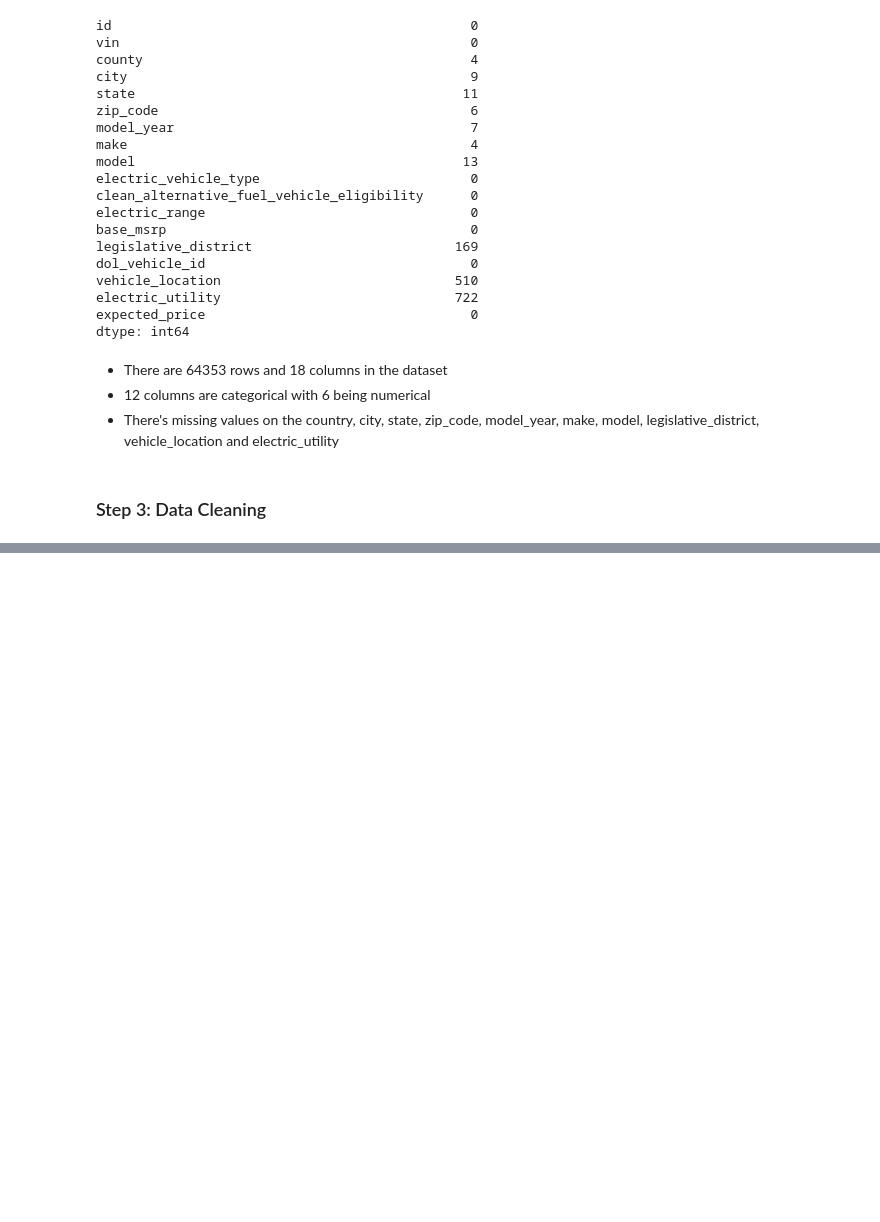
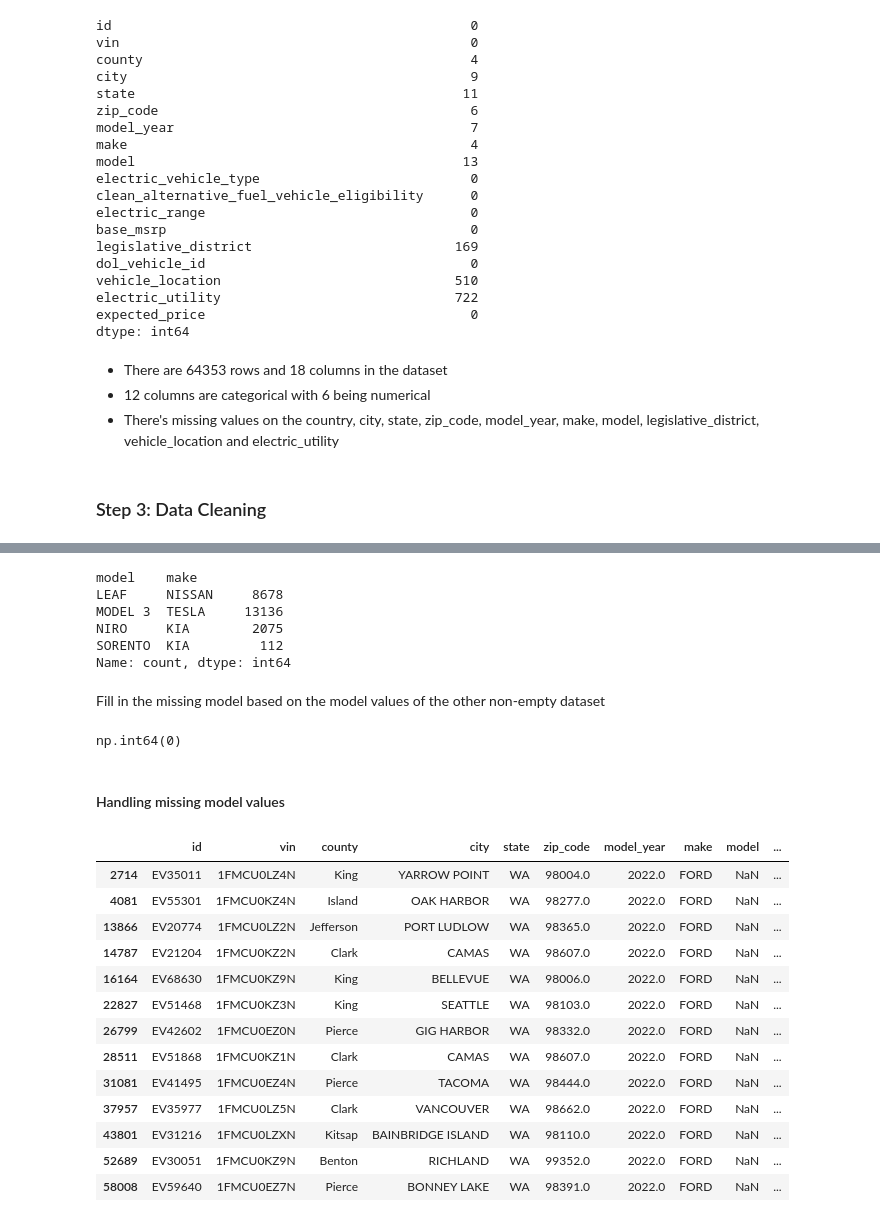
Before and after one commit to normanmunge/svm_model_electric_cars, a Jupyter notebook: svm-electric-cars-prediction.ipynb, the cells around one changed output, grey strips where cells are left out. Drawn from its saved outputs; the diff is of its cells as text; code cells hidden in the pictures; blank space fills up the shorter version.

```diff
--- a/svm-electric-cars-prediction.ipynb
+++ b/svm-electric-cars-prediction.ipynb
@@ -137,0 +318,3 @@ profile = ProfileReport(df, title='Electric Cars in Washington State Department
+# %%
+# Model year for make tesla and model Y with electric range 291
+df.loc[missing_model_years[(missing_model_years.make == 'TESLA') & (missing_model_years.model == 'MODEL Y')].index, 'model_year'] = 2020
@@ -137,0 +325,3 @@ profile = ProfileReport(df, title='Electric Cars in Washington State Department
+# %%
+# Model year for make AUDI and A3
+df.loc[missing_model_years[(missing_model_years.make == 'AUDI') & (missing_model_years.model == 'A3')].index, 'model_year'] = 2016
@@ -137,0 +334,3 @@ profile = ProfileReport(df, title='Electric Cars in Washington State Department
+# %%
+missing_make = df[df.make.isnull()]
+missing_make
@@ -137,0 +343,40 @@ profile = ProfileReport(df, title='Electric Cars in Washington State Department
+# %%
+df[(df.model == 'LEAF') | (df.model == 'MODEL 3') | (df.model == 'NIRO') | (df.model == 'SORENTO')].groupby('model')['make'].value_counts()
+# %% [output]
+model    make
+LEAF     NISSAN     8678
+MODEL 3  TESLA     13136
+NIRO     KIA        2075
+SORENTO  KIA         112
+Name: count, dtype: int64
+# %% [markdown]
+Fill in the missing model based on the model values of the other non-empty dataset
+# %%
+df.loc[missing_make[missing_make.model == 'LEAF'].index, 'make'] = 'NISSAN'
+df.loc[missing_make[missing_make.model == 'MODEL 3'].index, 'make'] = 'TESLA'
+df.loc[missing_make[missing_make.model == 'NIRO'].index, 'make'] = 'KIA'
+df.loc[missing_make[missing_make.model == 'SORENTO'].index, 'make'] = 'KIA'
+# %%
+df.make.isnull().sum()
+# %% [output]
+np.int64(0)
+# %% [markdown]
+#### Handling missing model values
+# %%
+missing_models = df[df.model.isnull()]
+missing_models
+# %% [output]
+|  | id | vin | county | city | state | zip_code | model_year | make | model | ... |
+| 2714 | EV35011 | 1FMCU0LZ4N | King | YARROW POINT | WA | 98004.0 | 2022.0 | FORD | NaN | ... |
+| 4081 | EV55301 | 1FMCU0KZ4N | Island | OAK HARBOR | WA | 98277.0 | 2022.0 | FORD | NaN | ... |
+| 13866 | EV20774 | 1FMCU0LZ2N | Jefferson | PORT LUDLOW | WA | 98365.0 | 2022.0 | FORD | NaN | ... |
+| 14787 | EV21204 | 1FMCU0KZ2N | Clark | CAMAS | WA | 98607.0 | 2022.0 | FORD | NaN | ... |
+| 16164 | EV68630 | 1FMCU0KZ9N | King | BELLEVUE | WA | 98006.0 | 2022.0 | FORD | NaN | ... |
+| 22827 | EV51468 | 1FMCU0KZ3N | King | SEATTLE | WA | 98103.0 | 2022.0 | FORD | NaN | ... |
+| 26799 | EV42602 | 1FMCU0EZ0N | Pierce | GIG HARBOR | WA | 98332.0 | 2022.0 | FORD | NaN | ... |
+| 28511 | EV51868 | 1FMCU0KZ1N | Clark | CAMAS | WA | 98607.0 | 2022.0 | FORD | NaN | ... |
+| 31081 | EV41495 | 1FMCU0EZ4N | Pierce | TACOMA | WA | 98444.0 | 2022.0 | FORD | NaN | ... |
+| 37957 | EV35977 | 1FMCU0LZ5N | Clark | VANCOUVER | WA | 98662.0 | 2022.0 | FORD | NaN | ... |
+| 43801 | EV31216 | 1FMCU0LZXN | Kitsap | BAINBRIDGE ISLAND | WA | 98110.0 | 2022.0 | FORD | NaN | ... |
+| 52689 | EV30051 | 1FMCU0KZ9N | Benton | RICHLAND | WA | 99352.0 | 2022.0 | FORD | NaN | ... |
+| 58008 | EV59640 | 1FMCU0EZ7N | Pierce | BONNEY LAKE | WA | 98391.0 | 2022.0 | FORD | NaN | ... |
```
Also changed, not shown: parts of 72 cells of this notebook.
